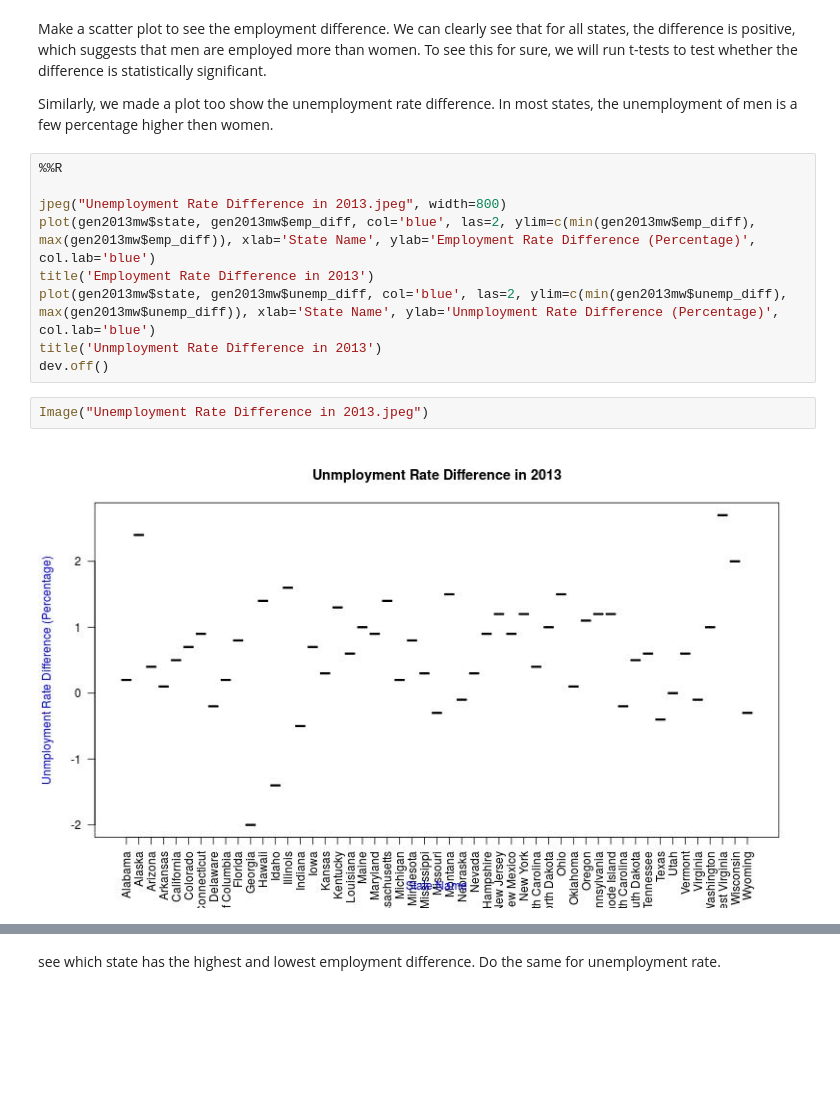
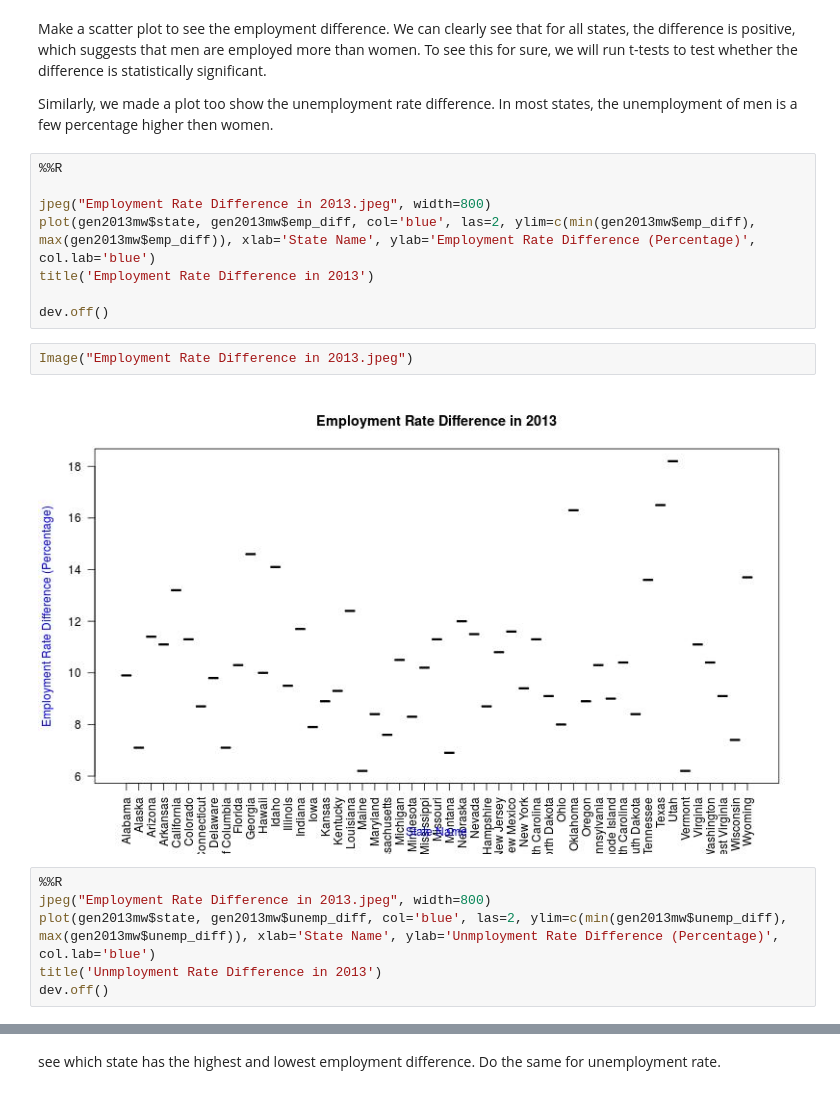
Before and after one commit to yuhanw/Team_Four.0, a Jupyter notebook: notebooks/NB3_data_analysis.ipynb, the cells around one changed output, grey strips where cells are left out. Drawn from its saved outputs; the diff is of its cells as text; blank space fills up the shorter version.

```diff
--- a/notebooks/NB3_data_analysis.ipynb
+++ b/notebooks/NB3_data_analysis.ipynb
@@ -142,13 +142,18 @@ Similarly, we made a plot too show the unemployment rate difference. In most sta
 # %%
 %%R
 
-jpeg("Unemployment Rate Difference in 2013.jpeg", width=800)
+jpeg("Employment Rate Difference in 2013.jpeg", width=800)
 plot(gen2013mw$state, gen2013mw$emp_diff, col='blue', las=2, ylim=c(min(gen2013mw$emp_diff), max(gen2013mw$emp_diff)), xlab='State Name', ylab='Employment Rate Difference (Percentage)', col.lab='blue')
 title('Employment Rate Difference in 2013')
-plot(gen2013mw$state, gen2013mw$unemp_diff, col='blue', las=2, ylim=c(min(gen2013mw$unemp_diff), max(gen2013mw$unemp_diff)), xlab='State Name', ylab='Unmployment Rate Difference (Percentage)', col.lab='blue')
-title('Unmployment Rate Difference in 2013')
+
 dev.off()
 # %%
-Image("Unemployment Rate Difference in 2013.jpeg")
+Image("Employment Rate Difference in 2013.jpeg")
 # %% [output]
-[figure, old version]
+[figure, new version]
+# %%
+%%R
+jpeg("Employment Rate Difference in 2013.jpeg", width=800)
+plot(gen2013mw$state, gen2013mw$unemp_diff, col='blue', las=2, ylim=c(min(gen2013mw$unemp_diff), max(gen2013mw$unemp_diff)), xlab='State Name', ylab='Unmployment Rate Difference (Percentage)', col.lab='blue')
+title('Unmployment Rate Difference in 2013')
+dev.off()
```
Also changed, not shown: parts of 1 cell of this notebook, 1 other file.
